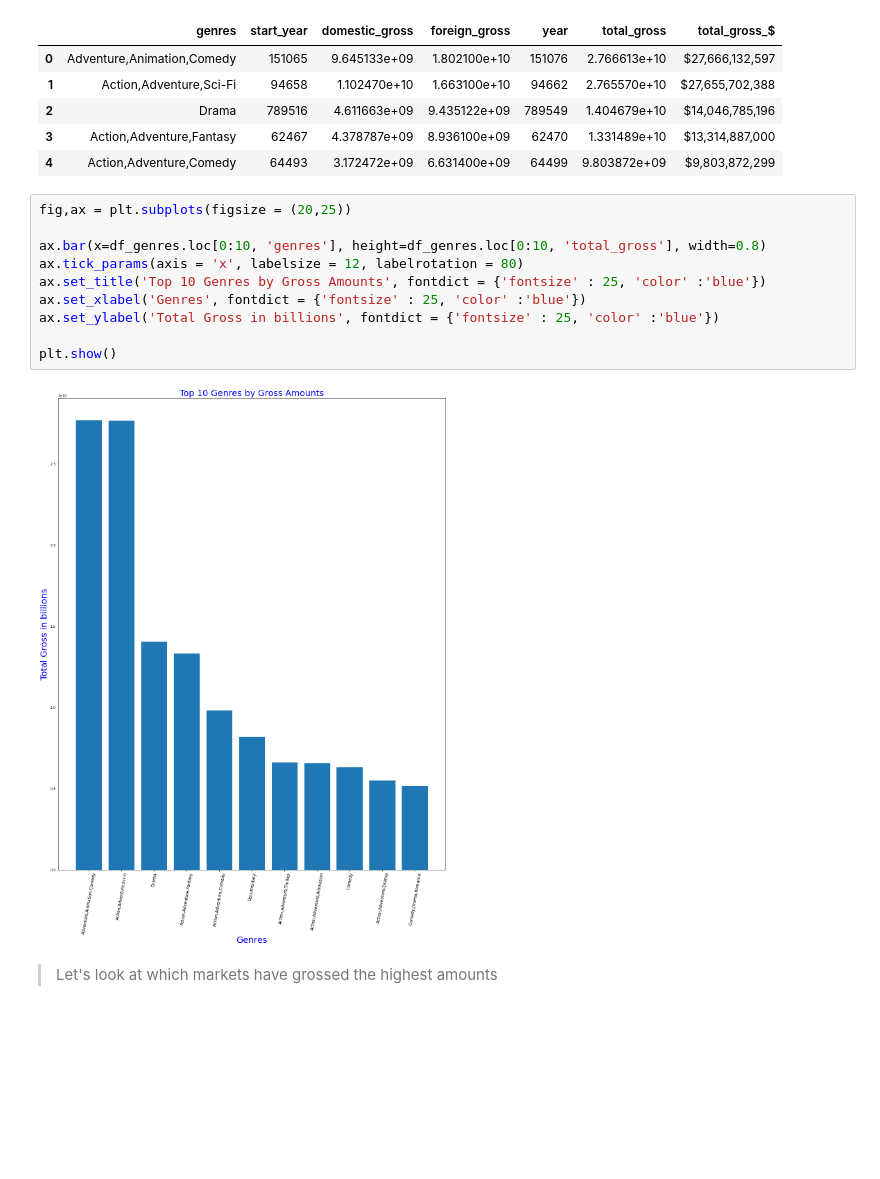
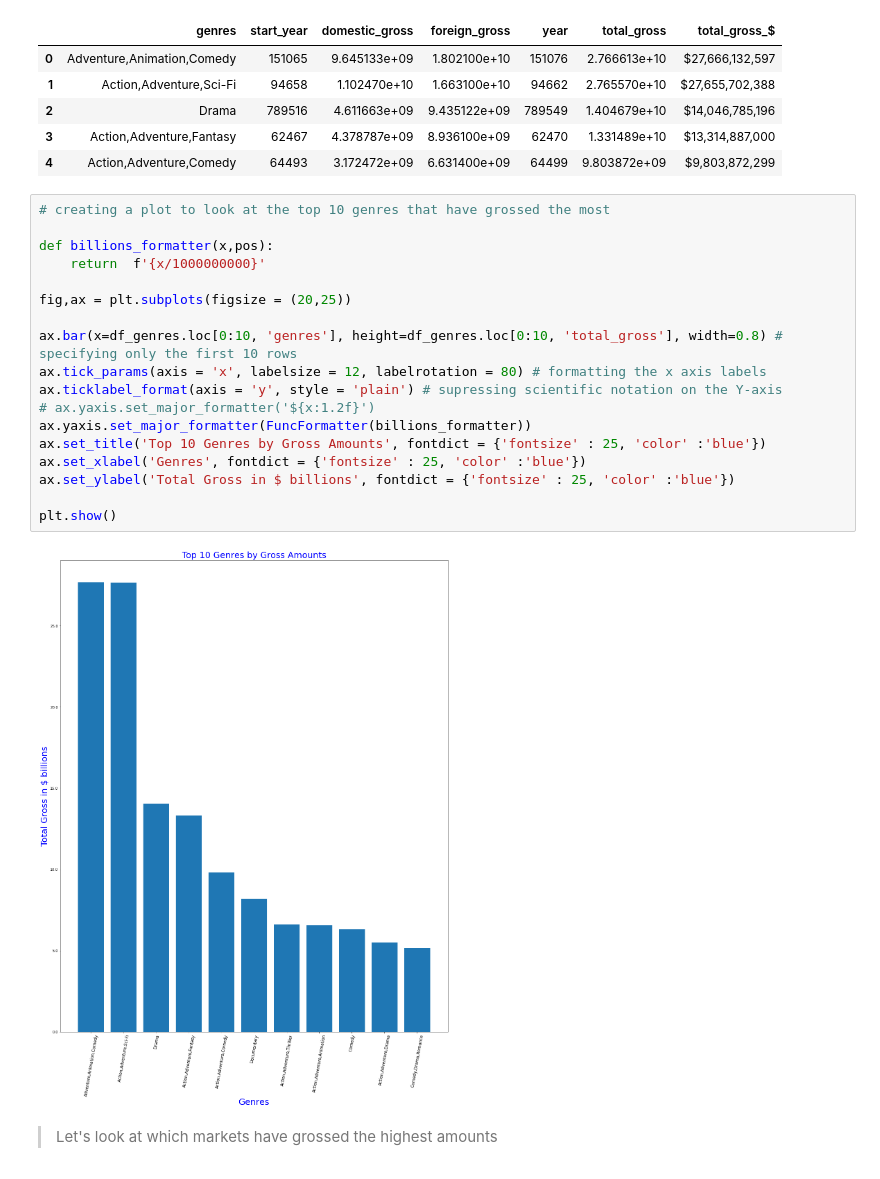
Before and after one commit to rahulakrish/movie_studio_recommendation, a Jupyter notebook: project_notebook.ipynb, the cells around one changed output. Cells and saved outputs as stored; diff of their text form; blank space fills up the shorter version.

Commit message:
formatted the y-axis

```diff
--- a/project_notebook.ipynb
+++ b/project_notebook.ipynb
@@ -423,17 +424,25 @@ df_genres.head()
 | 3 | Action,Adventure,Fantasy | 62467 | 4.378787e+09 | 8.936100e+09 | 62470 | 1.331489e+10 | $13,314,887,000 |
 | 4 | Action,Adventure,Comedy | 64493 | 3.172472e+09 | 6.631400e+09 | 64499 | 9.803872e+09 | $9,803,872,299 |
 # %%
+# creating a plot to look at the top 10 genres that have grossed the most
+
+def billions_formatter(x,pos):
+    return  f'{x/1000000000}'
+
 fig,ax = plt.subplots(figsize = (20,25))
 
-ax.bar(x=df_genres.loc[0:10, 'genres'], height=df_genres.loc[0:10, 'total_gross'], width=0.8)
-ax.tick_params(axis = 'x', labelsize = 12, labelrotation = 80)
+ax.bar(x=df_genres.loc[0:10, 'genres'], height=df_genres.loc[0:10, 'total_gross'], width=0.8) # specifying only the first 10 rows
+ax.tick_params(axis = 'x', labelsize = 12, labelrotation = 80) # formatting the x axis labels
+ax.ticklabel_format(axis = 'y', style = 'plain') # supressing scientific notation on the Y-axis
+# ax.yaxis.set_major_formatter('${x:1.2f}')
+ax.yaxis.set_major_formatter(FuncFormatter(billions_formatter))
 ax.set_title('Top 10 Genres by Gross Amounts', fontdict = {'fontsize' : 25, 'color' :'blue'})
 ax.set_xlabel('Genres', fontdict = {'fontsize' : 25, 'color' :'blue'})
-ax.set_ylabel('Total Gross in billions', fontdict = {'fontsize' : 25, 'color' :'blue'})
+ax.set_ylabel('Total Gross in $ billions', fontdict = {'fontsize' : 25, 'color' :'blue'})
 
 plt.show()
 # %% [output]
-[figure, old version]
+[figure, new version]
 # %% [markdown]
 > Let's look at which markets have grossed the highest amounts
 # %%
```
Also changed, not shown: parts of 4 cells of this notebook.
